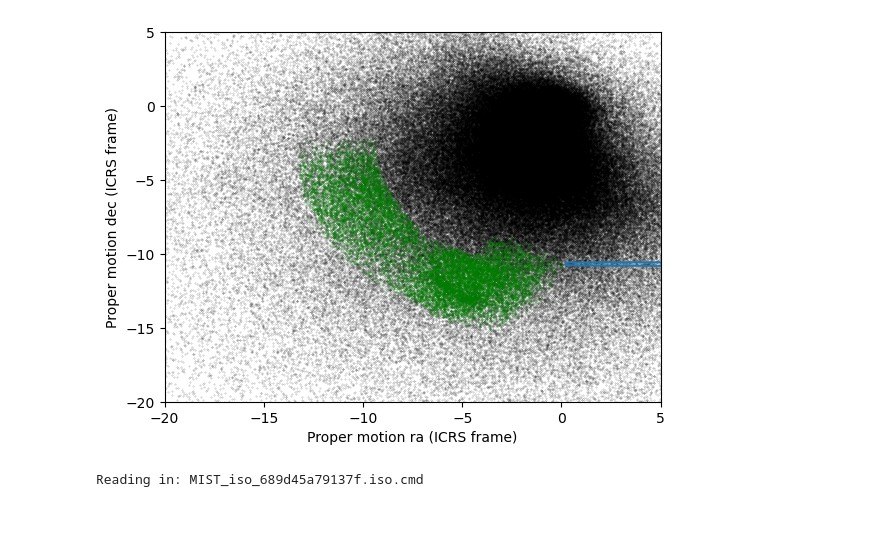
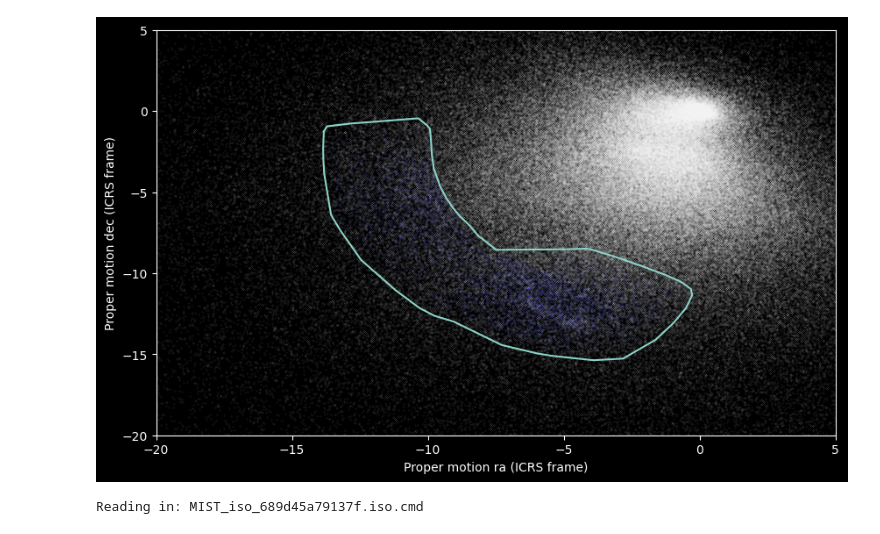
Before and after one commit to adamarthurryan/astro-data-in-python, a Jupyter notebook: refactored/02-choose-pm-range.ipynb, the cells around one changed output. Saved outputs shown, nothing was run; the diff lists cells and outputs as text; code cells hidden in the pictures.

```diff
--- a/refactored/02-choose-pm-range.ipynb
+++ b/refactored/02-choose-pm-range.ipynb
@@ -9,6 +9,11 @@ icrs_corners_t = Table.read(previous_filename, path="ircs_corners")
 icrs_corners=SkyCoord(icrs_corners_t['ra'], icrs_corners_t['dec'], frame="icrs")
 # %%
 from common import plot_proper_motion
-plot_proper_motion(results_t)
+import matplotlib.pyplot as plt
+
+plt.figure(figsize=(10, 6))
+plt.style.use('dark_background')
+
+plot_proper_motion(results_t, decorator="wo")
 # %% [output]
 <module 'matplotlib.pyplot' from '/home/adamarthurryan/micromamba/envs/jupyter/lib/python3.13/site-packages/matplotlib/pyplot.py'>
@@ -40,12 +46,12 @@ from common import make_rectangle, is_between
 
 import matplotlib.pyplot as plt
 
-pm1_range = (-9,-5)
-pm2_range = (-2.5, 1.0)
+#pm1_range = (-9,-5)
+#pm2_range = (-2.5, 1.0)
+pm1_range = (-9.5,-5.5)
+pm2_range = (-2.5, 2.5)
 pm1_rect, pm2_rect = make_rectangle(pm1_range, pm2_range)
 
-plot_proper_motion(centerline_t)
-plt.plot(pm1_rect, pm2_rect, '-')
 
 # create the selection table
 pm1 = results_t['pm_phi1']
@@ -54,5 +60,9 @@ pm2 = results_t['pm_phi2']
 mask = is_between(pm1, pm1_range) & is_between(pm2, pm2_range)
 selection_t = results_t[mask]
 
-#plot_proper_motion(selection_t, "gx")
+plt.figure(figsize=(10, 6))
+
+plot_proper_motion(centerline_t, decorator="wo")
+plot_proper_motion(selection_t, "bx", alpha=0.2)
+plt.plot(pm1_rect, pm2_rect, '-')
 # %% [output]
@@ -60,38 +71,41 @@ selection_t = results_t[mask]
 # %%
 # now find a concave hull around the ICRS coordinates for this selection
 #########
 
 from shapely.geometry import MultiPoint
 from shapely import concave_hull
 
 points = selection_t[['pmra', 'pmdec']].to_pandas().to_numpy()
 multipoint = MultiPoint(points)
 
-hull = concave_hull(multipoint, ratio=0.5)
+hull = concave_hull(multipoint, ratio=0.2)
 pmra, pmdec=hull.exterior.coords.xy
 
-#the pmra values need to be in the range 0..360
-pmra=list(map(lambda n: n if n>0 else n+360, pmra))
-pm_vertices_t = Table([pmra, pmdec], names=['pmra', 'pmdec'])
+
+plt.figure(figsize=(10, 6))
 
 x=centerline_t['pmra']
 y=centerline_t['pmdec']
-plt.plot(x,y, "ko", markersize=.3, alpha=.3)
+plt.plot(x,y, "wo", markersize=.1, alpha=.5)
 
 x=selection_t['pmra']
 y=selection_t['pmdec']
-plt.plot(x,y, 'gx', markersize=1, alpha=.3)
+plt.plot(x,y, 'bx', markersize=.1, alpha=.2)
 
-pmra_poly = pm_vertices_t['pmra']
-pmdec_poly = pm_vertices_t['pmdec']
-plt.plot(pmra_poly, pmdec_poly)
+plt.plot(pmra, pmdec)
 
 plt.xlabel("Proper motion ra (ICRS frame)")
 plt.ylabel("Proper motion dec (ICRS frame)")
 plt.xlim([-20, 5])
 plt.ylim([-20, 5]);
+
+
+#the pmra values need to be in the range 0..360 for query to gaia
+
+pmra=list(map(lambda n: n if n>0 else n+360, pmra))
+pm_vertices_t = Table([pmra, pmdec], names=['pmra', 'pmdec'])
 # %% [output]
-[figure, old version]
+[figure, new version]
 # %%
 # download a script for reading MIST models (surely there is a package that could do this?)
 #########
```
Also changed, not shown: parts of 6 cells of this notebook, 6 other files.
